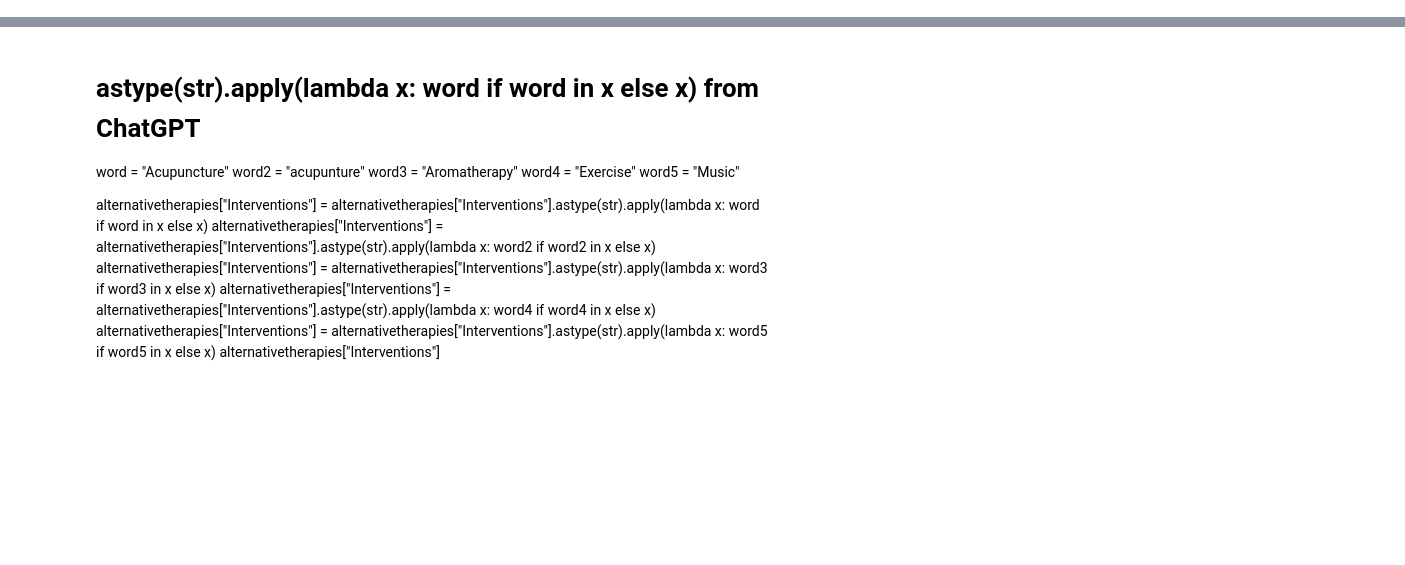
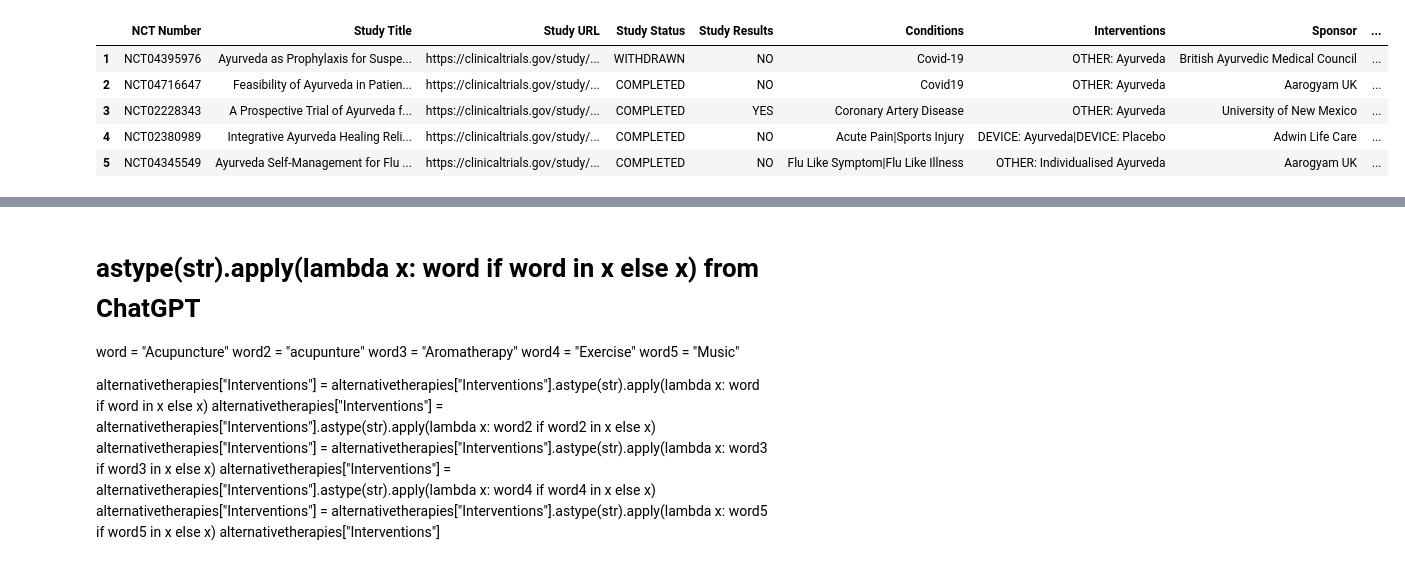
Before and after one commit to DoricesPieces/ClinicalTrials, a Jupyter notebook: Alternative Therapies analysis.ipynb, the cells around one changed output, grey strips where cells are left out. Cells and saved outputs as stored; diff of their text form; code cells hidden in the pictures; blank space fills up the shorter version.

```diff
--- a/Alternative Therapies analysis.ipynb
+++ b/Alternative Therapies analysis.ipynb
@@ -39,0 +74,17 @@ data1.head(5)
+# %%
+data3
+
+word = 'Ayurveda'
+
+data3 = data3[data3['Interventions'].str.contains(word, case=False, na=False)]
+
+
+data3['Treatment']= 'Ayurveda'
+data3.head(5)
+# %% [output]
+|  | NCT Number | Study Title | Study URL | Study Status | Study Results | Conditions | Interventions | Sponsor | ... |
+| 1 | NCT04395976 | Ayurveda as Prophylaxis for Suspe... | https://clinicaltrials.gov/study/... | WITHDRAWN | NO | Covid-19 | OTHER: Ayurveda | British Ayurvedic Medical Council | ... |
+| 2 | NCT04716647 | Feasibility of Ayurveda in Patien... | https://clinicaltrials.gov/study/... | COMPLETED | NO | Covid19 | OTHER: Ayurveda | Aarogyam UK | ... |
+| 3 | NCT02228343 | A Prospective Trial of Ayurveda f... | https://clinicaltrials.gov/study/... | COMPLETED | YES | Coronary Artery Disease | OTHER: Ayurveda | University of New Mexico | ... |
+| 4 | NCT02380989 | Integrative Ayurveda Healing Reli... | https://clinicaltrials.gov/study/... | COMPLETED | NO | Acute Pain|Sports Injury | DEVICE: Ayurveda|DEVICE: Placebo | Adwin Life Care | ... |
+| 5 | NCT04345549 | Ayurveda Self-Management for Flu ... | https://clinicaltrials.gov/study/... | COMPLETED | NO | Flu Like Symptom|Flu Like Illness | OTHER: Individualised Ayurveda | Aarogyam UK | ... |
```
Also changed, not shown: parts of 24 cells of this notebook.
